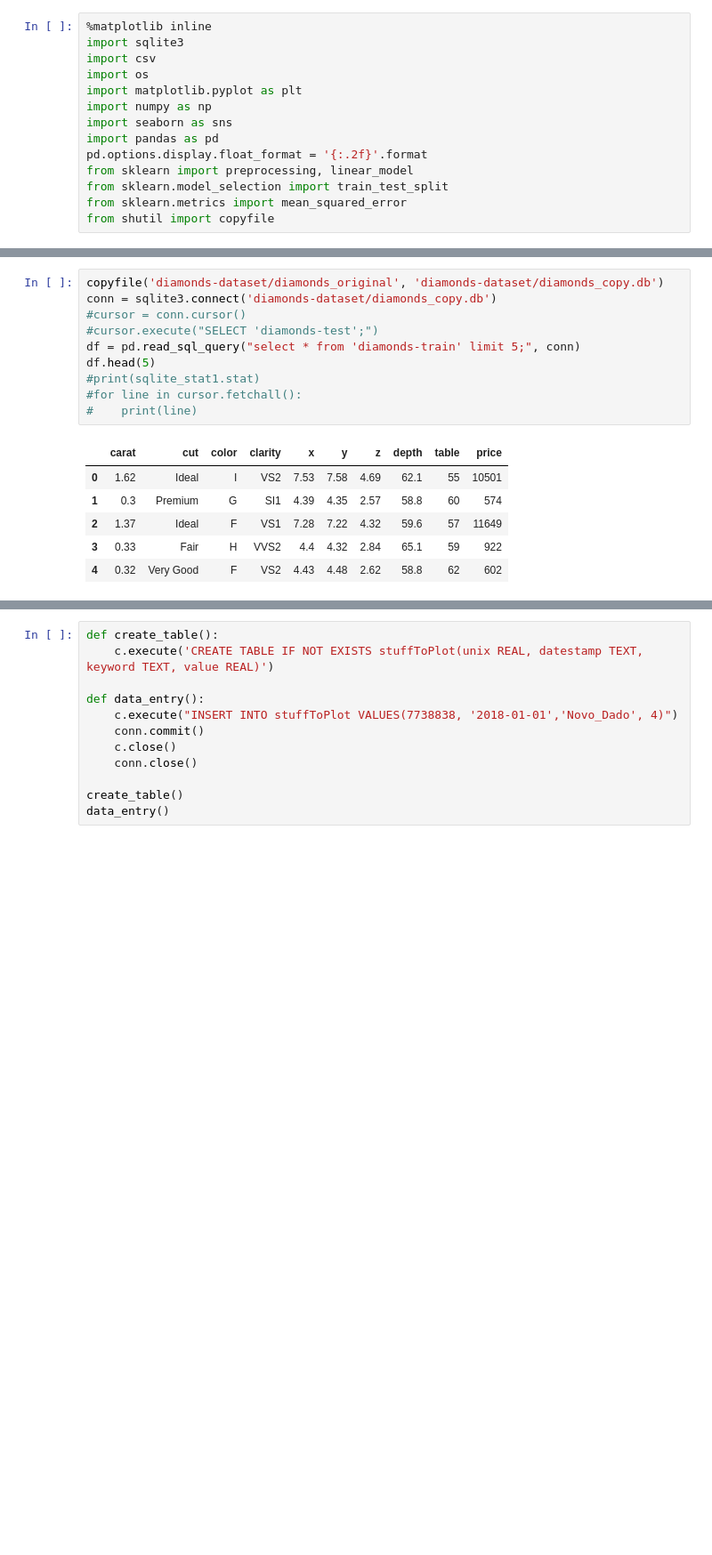
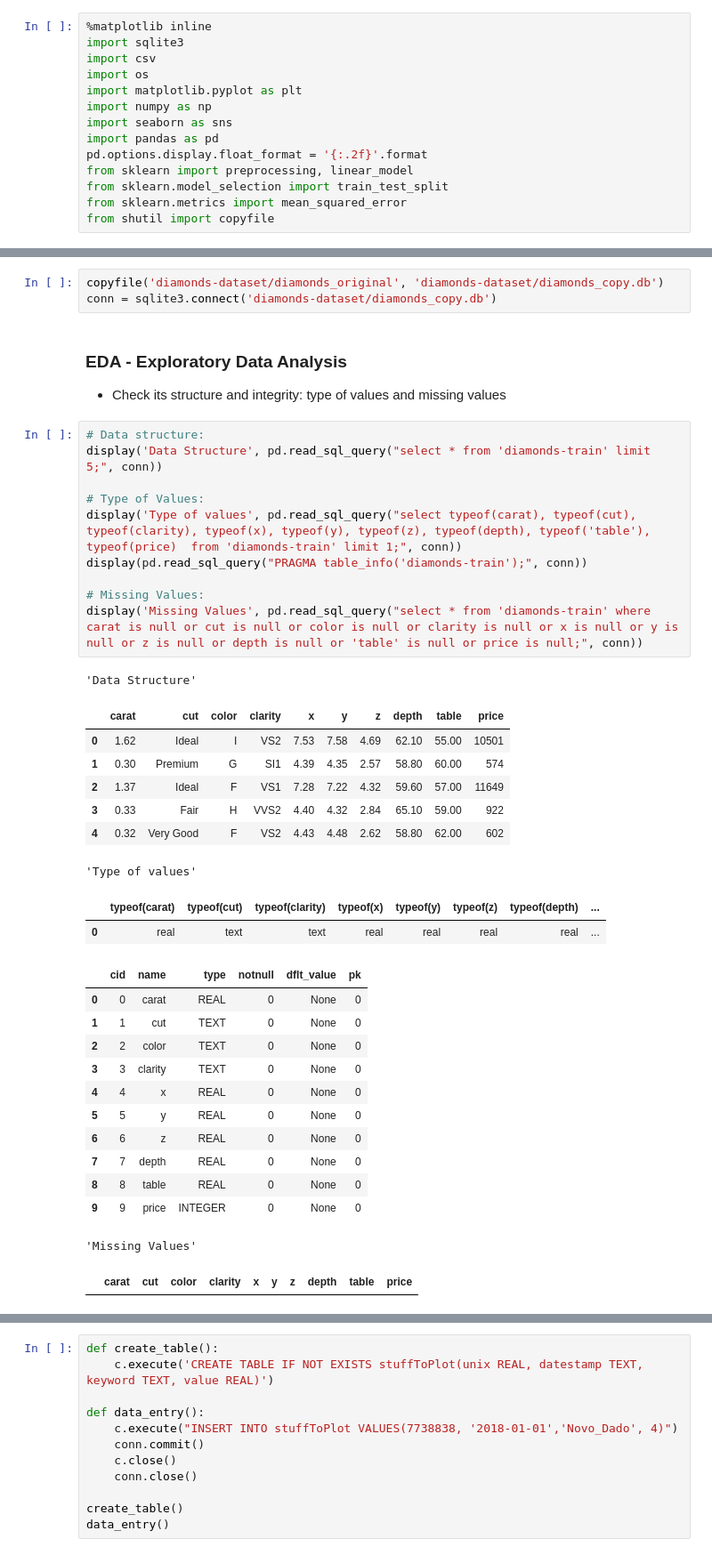
Before and after one commit to andresbrocco/MO444-MachineLearning-UNICAMP, a Jupyter notebook: Assignment-01/Assignment-01_with_sql.ipynb, the cells around one changed output, grey strips where cells are left out. Shown at 89% size. Saved outputs shown, nothing was run; the diff lists cells and outputs as text; blank space fills up the shorter version.

```diff
--- a/Assignment-01/Assignment-01_with_sql.ipynb
+++ b/Assignment-01/Assignment-01_with_sql.ipynb
@@ -26,17 +25,40 @@ from shutil import copyfile
 # %%
 copyfile('diamonds-dataset/diamonds_original', 'diamonds-dataset/diamonds_copy.db')
 conn = sqlite3.connect('diamonds-dataset/diamonds_copy.db')
-#cursor = conn.cursor()
-#cursor.execute("SELECT 'diamonds-test';")
-df = pd.read_sql_query("select * from 'diamonds-train' limit 5;", conn)
-df.head(5)
-#print(sqlite_stat1.stat)
-#for line in cursor.fetchall():
-#    print(line)
-# %% [output]
-|  | carat | cut | color | clarity | x | y | z | depth | table | price |
-| 0 | 1.62 | Ideal | I | VS2 | 7.53 | 7.58 | 4.69 | 62.1 | 55 | 10501 |
-| 1 | 0.3 | Premium | G | SI1 | 4.39 | 4.35 | 2.57 | 58.8 | 60 | 574 |
-| 2 | 1.37 | Ideal | F | VS1 | 7.28 | 7.22 | 4.32 | 59.6 | 57 | 11649 |
-| 3 | 0.33 | Fair | H | VVS2 | 4.4 | 4.32 | 2.84 | 65.1 | 59 | 922 |
-| 4 | 0.32 | Very Good | F | VS2 | 4.43 | 4.48 | 2.62 | 58.8 | 62 | 602 |
+# %% [markdown]
+### EDA - Exploratory Data Analysis
+- Check its structure and integrity: type of values and missing values
+# %%
+# Data structure:
+display('Data Structure', pd.read_sql_query("select * from 'diamonds-train' limit 5;", conn))
+
+# Type of Values:
+display('Type of values', pd.read_sql_query("select typeof(carat), typeof(cut), typeof(clarity), typeof(x), typeof(y), typeof(z), typeof(depth), typeof('table'), typeof(price)  from 'diamonds-train' limit 1;", conn))
+display(pd.read_sql_query("PRAGMA table_info('diamonds-train');", conn))
+
+# Missing Values:
+display('Missing Values', pd.read_sql_query("select * from 'diamonds-train' where carat is null or cut is null or color is null or clarity is null or x is null or y is null or z is null or depth is null or 'table' is null or price is null;", conn))
+# %% [output]
+'Data Structure'
+|  | carat | cut | color | clarity | x | y | z | depth | table | price |
+| 0 | 1.62 | Ideal | I | VS2 | 7.53 | 7.58 | 4.69 | 62.10 | 55.00 | 10501 |
+| 1 | 0.30 | Premium | G | SI1 | 4.39 | 4.35 | 2.57 | 58.80 | 60.00 | 574 |
+| 2 | 1.37 | Ideal | F | VS1 | 7.28 | 7.22 | 4.32 | 59.60 | 57.00 | 11649 |
+| 3 | 0.33 | Fair | H | VVS2 | 4.40 | 4.32 | 2.84 | 65.10 | 59.00 | 922 |
+| 4 | 0.32 | Very Good | F | VS2 | 4.43 | 4.48 | 2.62 | 58.80 | 62.00 | 602 |
+'Type of values'
+|  | typeof(carat) | typeof(cut) | typeof(clarity) | typeof(x) | typeof(y) | typeof(z) | typeof(depth) | ... |
+| 0 | real | text | text | real | real | real | real | ... |
+|  | cid | name | type | notnull | dflt_value | pk |
+| 0 | 0 | carat | REAL | 0 | None | 0 |
+| 1 | 1 | cut | TEXT | 0 | None | 0 |
+| 2 | 2 | color | TEXT | 0 | None | 0 |
+| 3 | 3 | clarity | TEXT | 0 | None | 0 |
+| 4 | 4 | x | REAL | 0 | None | 0 |
+| 5 | 5 | y | REAL | 0 | None | 0 |
+| 6 | 6 | z | REAL | 0 | None | 0 |
+| 7 | 7 | depth | REAL | 0 | None | 0 |
+| 8 | 8 | table | REAL | 0 | None | 0 |
+| 9 | 9 | price | INTEGER | 0 | None | 0 |
+'Missing Values'
+|  | carat | cut | color | clarity | x | y | z | depth | table | price |
```
Also changed, not shown: parts of 3 cells of this notebook, 16 other files.
